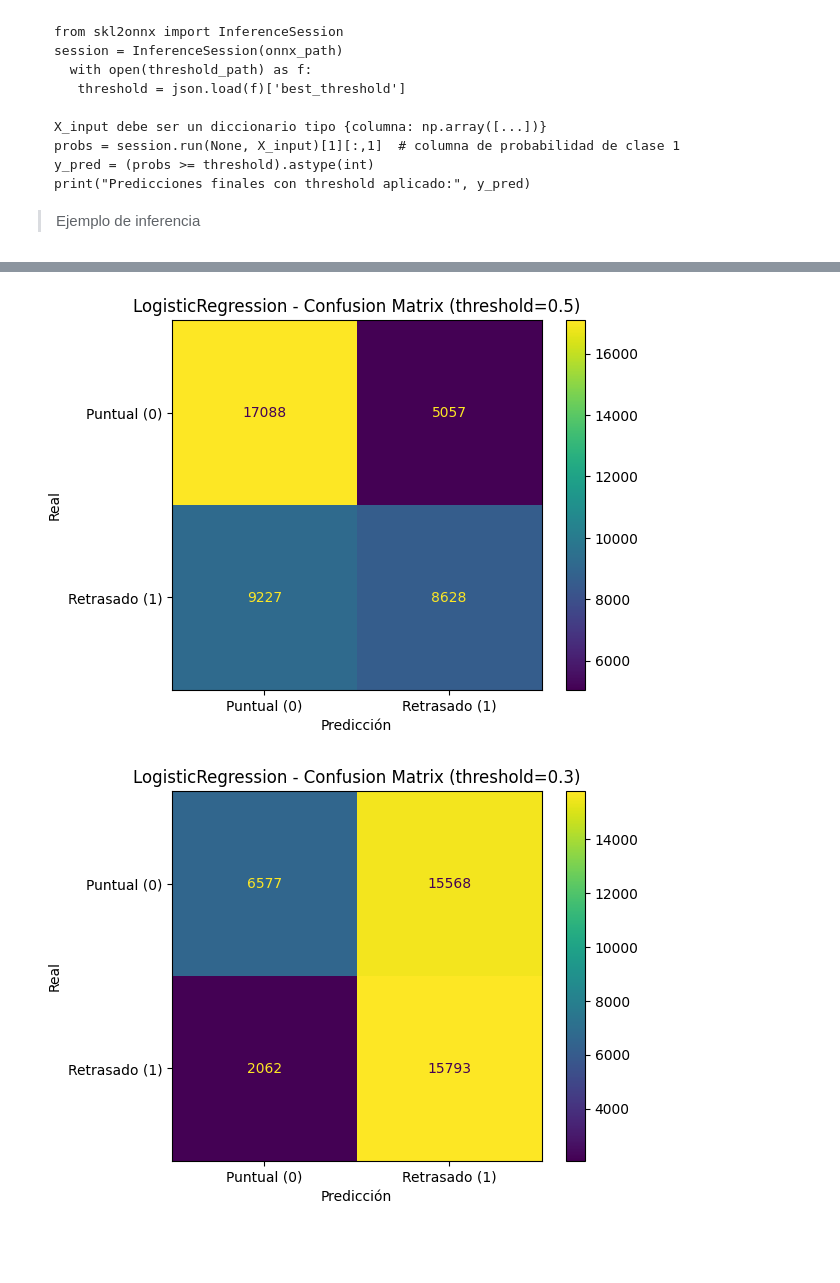
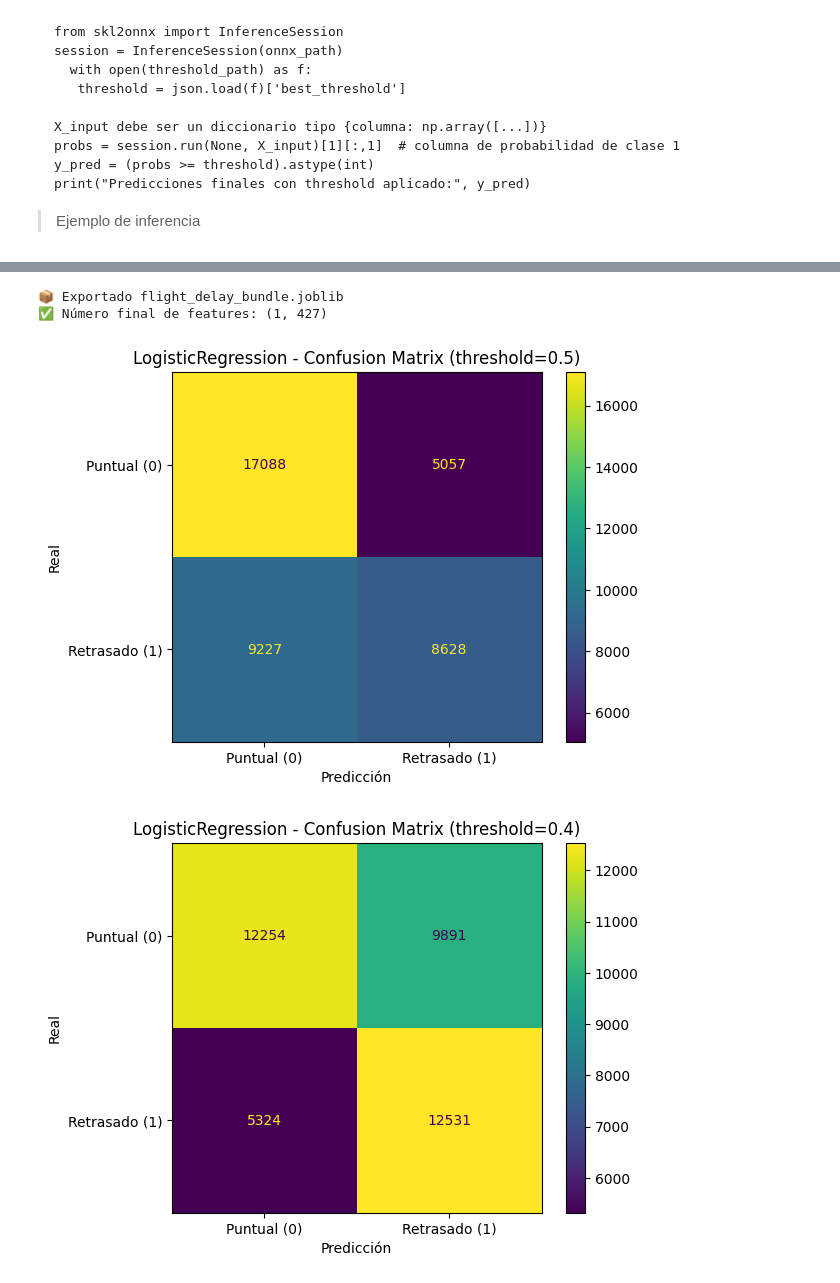
Before and after one commit to Sts87/FlightOnTime, a Jupyter notebook: FlightOnTime_Modelado 2.1.ipynb, the cells around one changed output, grey strips where cells are left out. Cells and saved outputs as stored; diff of their text form; code cells hidden in the pictures; blank space fills up the shorter version.

Commit message:
Organizacion codigo modelo 1, revisar codigo modelo 2 para integrar

```diff
--- a/FlightOnTime_Modelado 2.1.ipynb
+++ b/FlightOnTime_Modelado 2.1.ipynb
@@ -881,0 +814,39 @@ display(results)
+# %%
+# ==========================
+# 9.1) ENTRENAMIENTO FINAL LIMPIO (EL QUE SE EXPORTA)
+# ==========================
+
+# Usamos TODO df_model (no muestras)
+y_final = df_model["Delay"].astype(int)
+X_final = df_model.drop(columns=["Delay"])
+
+final_pipeline = Pipeline([
+    ("prep", preprocess),
+    ("clf", LogisticRegression(
+        max_iter=400,
+        solver="saga",
+        n_jobs=-1
+    ))
+])
+
+final_pipeline.fit(X_final, y_final)
+
+
+final_threshold = float(best_row["threshold"])
+
+joblib.dump(
+    {
+        "model": final_pipeline,
+        "threshold": final_threshold
+    },
+    "flight_delay_bundle.joblib"
+)
+
+print("📦 Exportado flight_delay_bundle.joblib")
+
+# 🔍 VERIFICACIÓN CRÍTICA
+X_check = final_pipeline.named_steps["prep"].transform(X_final.iloc[:1])
+print("✅ Número final de features:", X_check.shape)
+# %% [output]
+📦 Exportado flight_delay_bundle.joblib
+✅ Número final de features: (1, 427)
@@ -882,15 +884,4 @@ display(results)
 # %%
-import numpy as np
-import matplotlib.pyplot as plt
-from sklearn.metrics import ConfusionMatrixDisplay
-
-# Asegúrate de que existen (del bloque de LR):
-# pipe_lr, X_train_lr, X_test_lr, y_train_lr, y_test_lr
-
-# 1) Entrenar y obtener probas
-pipe_lr.fit(X_train_lr, y_train_lr)
-proba = pipe_lr.predict_proba(X_test_lr)[:, 1]
-
 # 2) Función para graficar la matriz de confusión según threshold (sin figura extra)
 def plot_confusion_for_threshold(y_true, proba, threshold, title_prefix="LogisticRegression"):
     y_pred = (proba >= threshold).astype(int)
@@ -905,10 +896,11 @@ def plot_confusion_for_threshold(y_true, proba, threshold, title_prefix="Logisti
     disp.ax_.set_xlabel("Predicción")
     disp.ax_.set_ylabel("Real")
     plt.show()
-
-# 3) Graficar para thresholds 0.5 y 0.3
-plot_confusion_for_threshold(y_test_lr, proba, 0.5)
-plot_confusion_for_threshold(y_test_lr, proba, 0.3)
-# %% [output]
-[figure, removed]
-[figure, removed]
+# %%
+# 3) Graficar para thresholds 0.5 y 0.3
+plot_confusion_for_threshold(y_test_lr, proba, 0.5)
+plot_confusion_for_threshold(y_test_lr, proba, 0.4)
+plot_confusion_for_threshold(y_test_lr, proba, 0.3)
+# %% [output]
+[figure, added]
+[figure, added]
```
Also changed, not shown: parts of 23 cells of this notebook.
